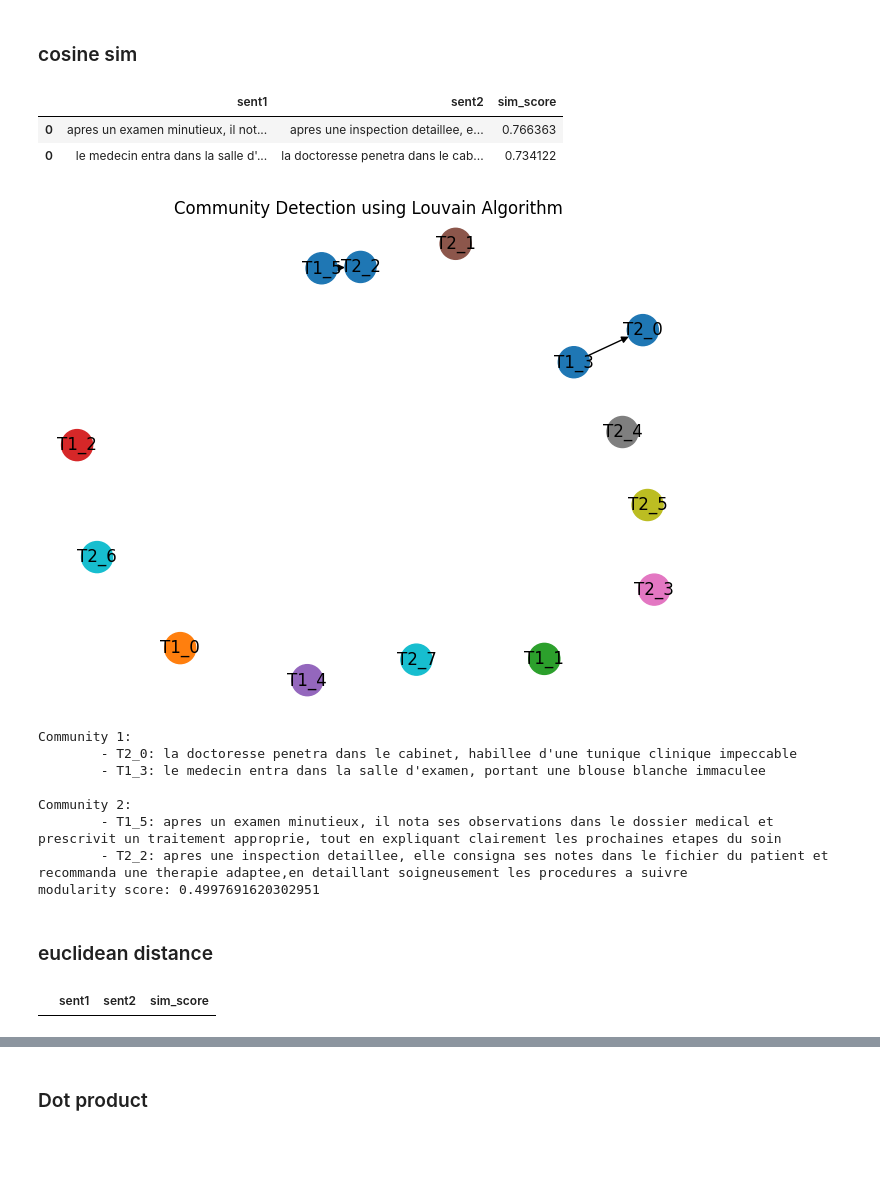
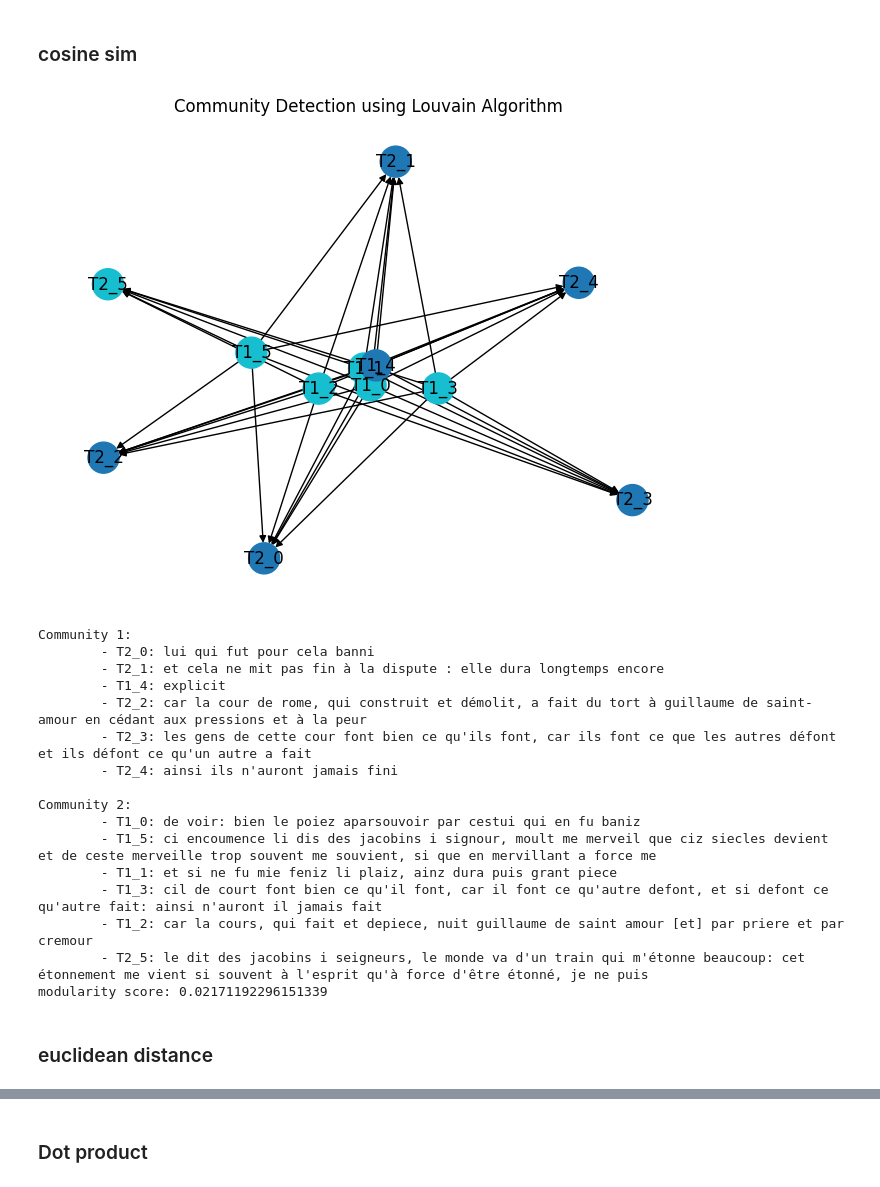
Before and after one commit to nacefbm/keywords_2024, a Jupyter notebook: CLEMENT_text_comp/text_comp.ipynb, the cells around one changed output, grey strips where cells are left out. Drawn from its saved outputs; the diff is of its cells as text; code cells hidden in the pictures; blank space fills up the shorter version.

```diff
--- a/CLEMENT_text_comp/text_comp.ipynb
+++ b/CLEMENT_text_comp/text_comp.ipynb
@@ -129,13 +165,14 @@ text_5 = "Chronic Obstructive Pulmonary Disease (COPD) remains a significant glo
 # %%
-THRESHOLD = 0.70
+THRESHOLD = 0
 MODULARITY = "greedy"
+QUANTILE_THRESHOLD = 0.8
 # %% [markdown]
 ### diffchecker - exact matching
 # %%
 from difflib import HtmlDiff
 
 d = HtmlDiff()
-html_diff = d.make_file(text_1.splitlines(), text_2.splitlines()) # a,b were defined earlier
+html_diff = d.make_file(text_9.splitlines(), text_10.splitlines()) # a,b were defined earlier
 with open("diff.html", "w", encoding="utf-8") as f:
     f.write(html_diff)
 # %%
@@ -221,0 +233,30 @@ elif MODEL_NAME == model_bert_base:
+# %%
+model_mini_lm = 'sentence-transformers/paraphrase-multilingual-MiniLM-L12-v2'
+model_bert_base = "bert-base-multilingual-cased"
+model_fasttext = "fasttext"
+model_distiluse_base = "sentence-transformers/distiluse-base-multilingual-cased-v2"
+MODEL_NAME = model_distiluse_base
+
+if MODEL_NAME == "fasttext":
+    embeddings1 = embed_chunks_fasttext(chunks_1)
+    embeddings2 = embed_chunks_fasttext(chunks_2)
+elif MODEL_NAME == model_mini_lm:
+    tokenizer = AutoTokenizer.from_pretrained(MODEL_NAME)
+    model = AutoModel.from_pretrained(MODEL_NAME)
+
+    embeddings1 = embed_chunks_transformers(chunks_1, tokenizer, model)
+    embeddings2 = embed_chunks_transformers(chunks_2, tokenizer, model)
+
+elif MODEL_NAME == model_bert_base:
+    tokenizer = AutoTokenizer.from_pretrained(MODEL_NAME)
+    model = AutoModel.from_pretrained(MODEL_NAME)
+
+    embeddings1 = embed_chunks_transformers(chunks_1, tokenizer, model).numpy()
+    embeddings2 = embed_chunks_transformers(chunks_2, tokenizer, model).numpy()
+
+else:
+    tokenizer = AutoTokenizer.from_pretrained(MODEL_NAME)
+    model = AutoModel.from_pretrained(MODEL_NAME)
+
+    embeddings1 = embed_chunks_transformers(chunks_1, tokenizer, model).numpy()
+    embeddings2 = embed_chunks_transformers(chunks_2, tokenizer, model).numpy()
@@ -391,23 +552,29 @@ def normalize_matrix(matrix):
 sim_matrix_cos = np.array(util.pytorch_cos_sim(embeddings1, embeddings2))
 sim_df_cos = pd.DataFrame(sim_matrix_cos)
 df_comp_cos = get_comp_sentences(sim_df_cos, chunks_1, chunks_2)
-df_comp_cos.head(100)
+
+df_comp_top_cos = get_top_comp(df_comp_cos)
+df_top_filt_cos = filter_df_comp_top(df_comp_top_cos)
-# %% [output]
-|  | sent1 | sent2 | sim_score |
-| 0 | apres un examen minutieux, il not... | apres une inspection detaillee, e... | 0.766363 |
-| 0 | le medecin entra dans la salle d'... | la doctoresse penetra dans le cab... | 0.734122 |
 # %%
-make_communities_show_graph(chunks_1, chunks_2, sim_matrix_cos)
+communities_cos = make_communities_show_graph(chunks_1, chunks_2, sim_matrix_cos)
 # %% [output]
-[figure, old version]
+[figure, new version]
 Community 1:
-        - T2_0: la doctoresse penetra dans le cabinet, habillee d'une tunique clinique impeccable
-        - T1_3: le medecin entra dans la salle d'examen, portant une blouse blanche immaculee
+        - T2_0: lui qui fut pour cela banni
+        - T2_1: et cela ne mit pas fin à la dispute : elle dura longtemps encore
+        - T1_4: explicit
+        - T2_2: car la cour de rome, qui construit et démolit, a fait du tort à guillaume de saint-amour en cédant aux pressions et à la peur
+        - T2_3: les gens de cette cour font bien ce qu'ils font, car ils font ce que les autres défont et ils défont ce qu'un autre a fait
+        - T2_4: ainsi ils n'auront jamais fini
 
 Community 2:
-        - T1_5: apres un examen minutieux, il nota ses observations dans le dossier medical et prescrivit un traitement approprie, tout en expliquant clairement les prochaines etapes du soin
-        - T2_2: apres une inspection detaillee, elle consigna ses notes dans le fichier du patient et recommanda une therapie adaptee,en detaillant soigneusement les procedures a suivre
-modularity score: 0.4997691620302951
+        - T1_0: de voir: bien le poiez aparsouvoir par cestui qui en fu baniz
+        - T1_5: ci encoumence li dis des jacobins i signour, moult me merveil que ciz siecles devient et de ceste merveille trop souvent me souvient, si que en mervillant a force me
+        - T1_1: et si ne fu mie feniz li plaiz, ainz dura puis grant piece
+        - T1_3: cil de court font bien ce qu'il font, car il font ce qu'autre defont, et si defont ce qu'autre fait: ainsi n'auront il jamais fait
+        - T1_2: car la cours, qui fait et depiece, nuit guillaume de saint amour [et] par priere et par cremour
+        - T2_5: le dit des jacobins i seigneurs, le monde va d'un train qui m'étonne beaucoup: cet étonnement me vient si souvent à l'esprit qu'à force d'être étonné, je ne puis
+modularity score: 0.02171192296151339
 # %% [markdown]
 ### euclidean distance
 # %%
@@ -416,9 +583,9 @@ dist_matrix_euclid = pairwise_distances(embeddings1, embeddings2,
 sim_matrix_euclid = dist_to_sim(dist_matrix_euclid)
 sim_df_euclid = pd.DataFrame(sim_matrix_euclid)
 df_comp_euclid = get_comp_sentences(sim_df_euclid, chunks_1, chunks_2)
-df_comp_euclid.head(10)
+
+df_comp_top_euclid = get_top_comp(df_comp_euclid)
+df_top_filt_euclid = filter_df_comp_top(df_comp_top_euclid)
-# %% [output]
-|  | sent1 | sent2 | sim_score |
 # %%
 make_communities_show_graph(chunks_1, chunks_2, sim_matrix_euclid)
 # %% [output]
```
Also changed, not shown: parts of 76 cells of this notebook.
